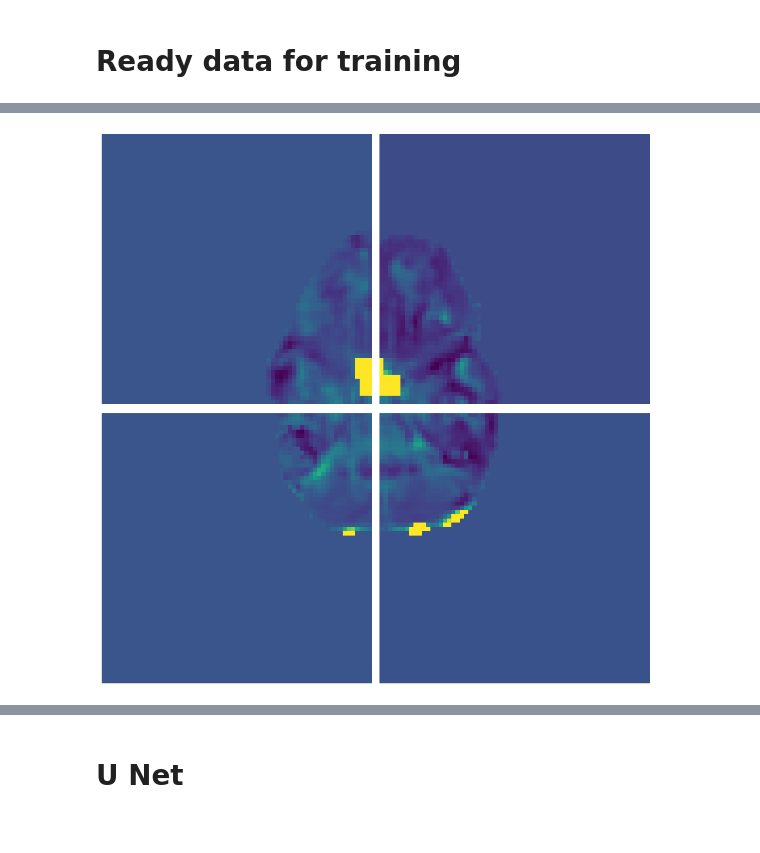
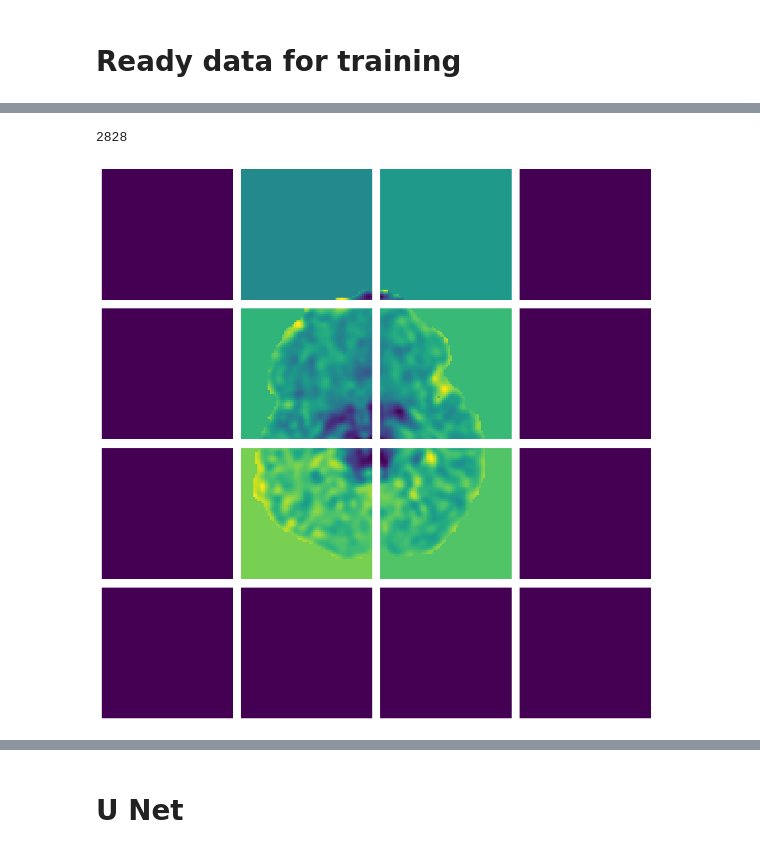
Before and after one commit to reshmaruby/Project, a Jupyter notebook: ResNet.ipynb, the cells around one changed output, grey strips where cells are left out. Saved outputs shown, nothing was run; the diff lists cells and outputs as text; code cells hidden in the pictures.

```diff
--- a/ResNet.ipynb
+++ b/ResNet.ipynb
@@ -84,6 +86,9 @@ for i,ax in enumerate(axes.flat):
 flattened_adc_data = [item for sublist in adc_data for item in sublist]
 flattened_zadc_data = [item for sublist in zadc_data for item in sublist]
 flattened_label_data = [item for sublist in label_data for item in sublist]
+# %%
+from sklearn.model_selection import train_test_split
+flattened_zadc_data_train, flattened_zadc_data_test, flattened_label_data_train, flattened_label_data_test = train_test_split(flattened_zadc_data, flattened_label_data, test_size=0.1, random_state=42)
 # %%
 def slice_image(image):
     """
@@ -154,28 +161,32 @@ len(flattened_cropped_zadc_data_list)
+# %%
+len(flattened_test_cropped_zadc_data_list)
+# %% [output]
+2828
 # %%
 def display_patches(original_image, patches):
     """
     Display the 64x64 patches in a grid to verify their placement.
 
     Args:
     original_image (numpy.ndarray): The original image before slicing.
     patches (list): A list of 64x64 image patches.
     """
     h, w = original_image.shape
     fig, axs = plt.subplots(h // 64, w // 64, figsize=(10, 10))
 
     patch_index = 0
     for i in range(h // 64):
         for j in range(w // 64):
             axs[i, j].imshow(patches[patch_index])
             axs[i, j].axis('off')
             patch_index += 1
 
     plt.tight_layout()
     plt.show()
 
 # Display patches for the first image
-original_image = flattened_zadc_data[3]
+original_image = flattened_zadc_data_train[3]
 patches = slice_image(original_image)
 display_patches(original_image, patches)
 # %% [output]
-[figure, old version]
+[figure, new version]
```
Also changed, not shown: parts of 25 cells of this notebook, 1 other file.
